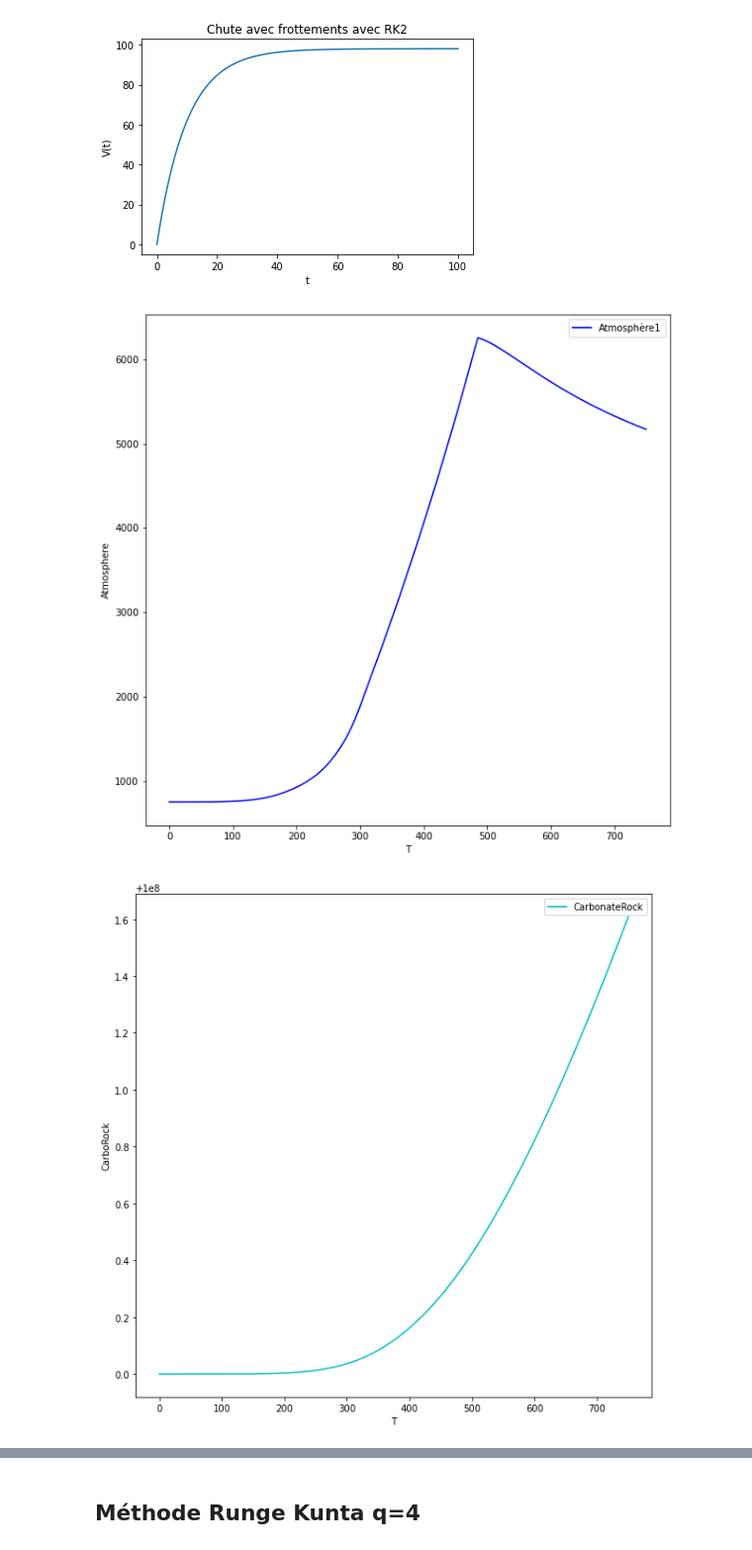
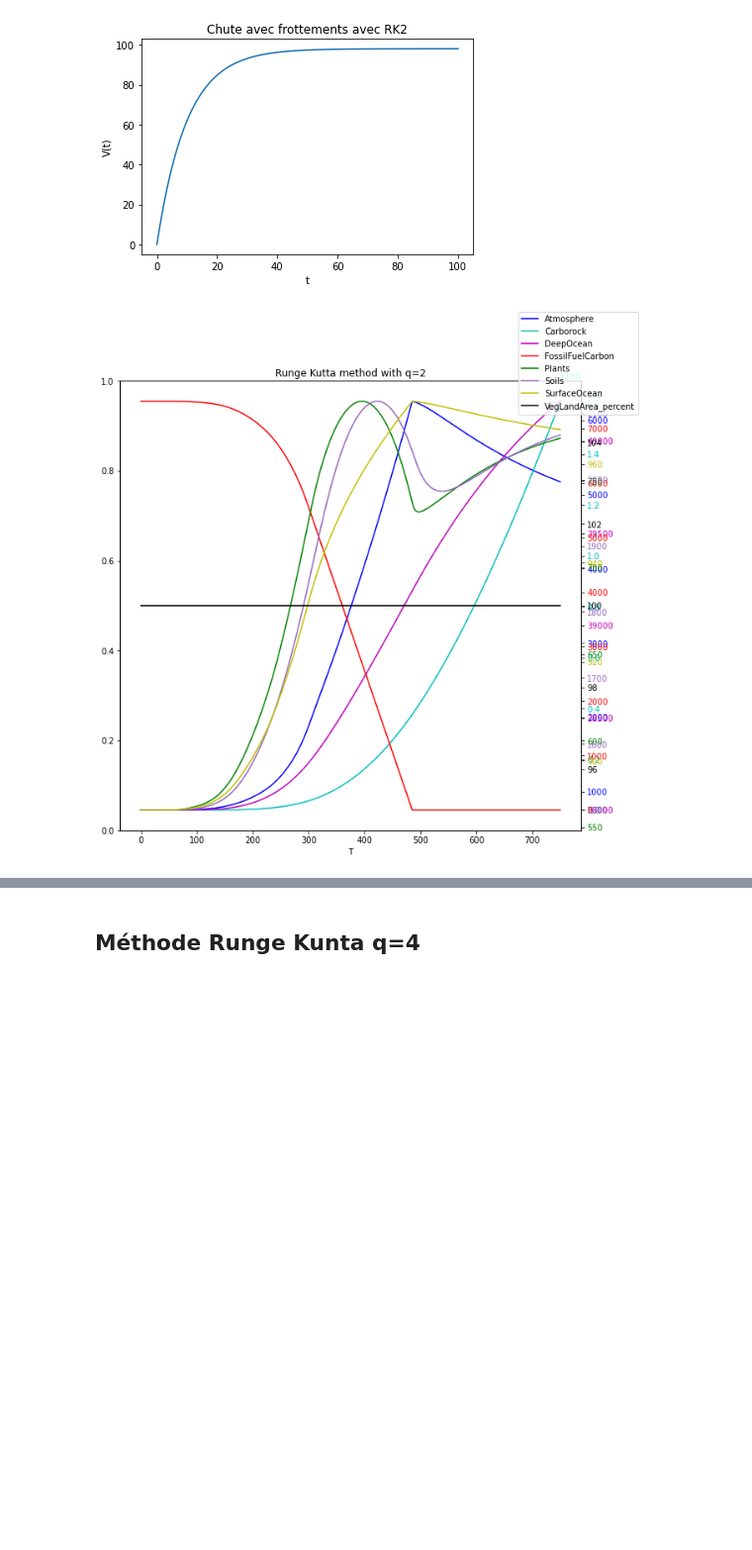
Before and after one commit to totolance/MACS205, a Jupyter notebook: MACS205-CARBONE.ipynb, the cells around one changed output, grey strips where cells are left out. Shown at 99% size. Drawn from its saved outputs; the diff is of its cells as text; code cells hidden in the pictures; blank space fills up the shorter version.

Commit message:
Used the display function to display results for RK methods.

```diff
--- a/MACS205-CARBONE.ipynb
+++ b/MACS205-CARBONE.ipynb
@@ -236,6 +236,7 @@ labels = ['Atmosphere', 'Carborock', 'DeepOcean', 'FossilFuelCarbon', 'Plants',
 colors = ['b', 'c', 'm', 'r', 'g', 'tab:purple', 'y', 'k']
 # %%
 def display(T, Y, labels, colors, title=""):
+    # Fonction auxiliaire pour afficher les fonctions dans X(t) sur le même graphe.
     k, l = Y.shape
     fig = plt.figure(figsize=(10,10))
     ax = fig.add_subplot(111)
@@ -245,7 +246,7 @@ def display(T, Y, labels, colors, title=""):
         data = Y[:, i]
         ax1.plot(T, data, color=colors[i%len(colors)], label=labels[i])
         ax1.tick_params(axis='y', labelcolor=colors[i%len(colors)])
-    fig.legend(labels, labels=labels, loc='upper right')
+    fig.legend(labels, loc='upper right')
     plt.title(title)
     plt.show()
 # %%
@@ -301,65 +284,6 @@ plt.show()
 [figure]
 # %%
 T, Y = rungekutta2_step(derivative, 0, 750, x0, 0.05)
-
-
-plt.figure(figsize=(10,10))
-plt.plot(T,Y[:,0],label = 'Atmosphère1',color='b')
-plt.xlabel('T')
-plt.ylabel('Atmosphere')
-plt.legend()
-
-
-plt.figure(figsize=(10,10))
-plt.plot(T,Y[:,1],label = 'CarbonateRock',color='c')
-plt.xlabel('T')
-plt.ylabel('CarboRock')
-plt.legend()
-
-
-
-plt.figure(figsize=(10,10))
-plt.plot(T,Y[:,2],label = 'DeepOcean',color='m')
-plt.xlabel('T')
-plt.ylabel('DeepOcean')
-plt.legend()
-
-
-plt.figure(figsize=(10,10))
-plt.plot(T,Y[:,3],label = 'FossilFuelCarbon',color='r')
-plt.xlabel('T')
-plt.ylabel('FossilFuelCarbon')
-plt.legend()
-
-
-plt.figure(figsize=(10,10))
-plt.plot(T,Y[:,4],label = 'Plants',color='g')
-plt.xlabel('T')
-plt.ylabel('Plants')
-plt.legend()
-
-
-plt.figure(figsize=(10,10))
-plt.plot(T,Y[:,5],label = 'Soils')
-plt.xlabel('T')
-plt.ylabel('Soils')
-plt.legend()
-
-
-
-plt.figure(figsize=(10,10))
-plt.plot(T,Y[:,6],label = 'SurfaceOcean',color='y')
-plt.xlabel('T')
-plt.ylabel('SurfaceOcean')
-plt.legend()
-
-
-plt.figure(figsize=(10,10))
-plt.plot(T,Y[:,7],label = 'VegLandArea_percent')
-plt.xlabel('T')
-plt.ylabel('VegLandArea_percent',color='k')
-plt.legend()
-plt.show()
+display(T, Y, labels, colors, "Runge Kutta method with q=2")
 # %% [output]
-[figure, old version]
+[figure, new version]
-[figure, removed]
```
Also changed, not shown: parts of 3 cells of this notebook.
